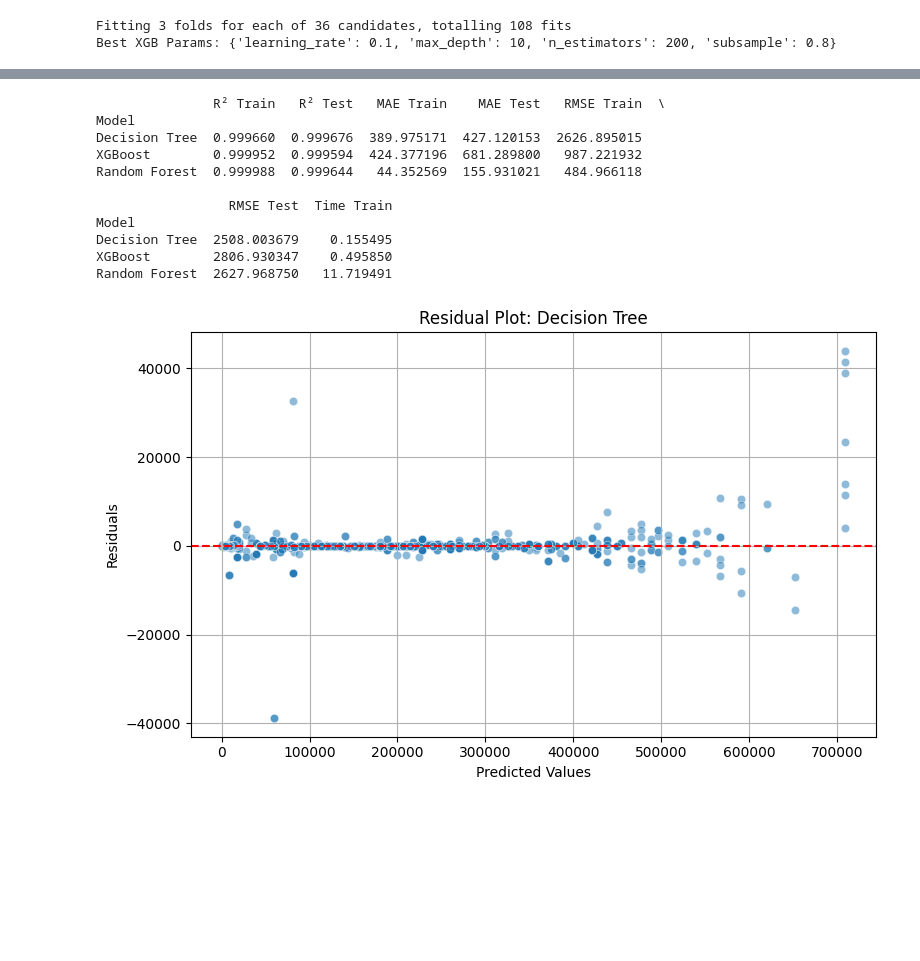
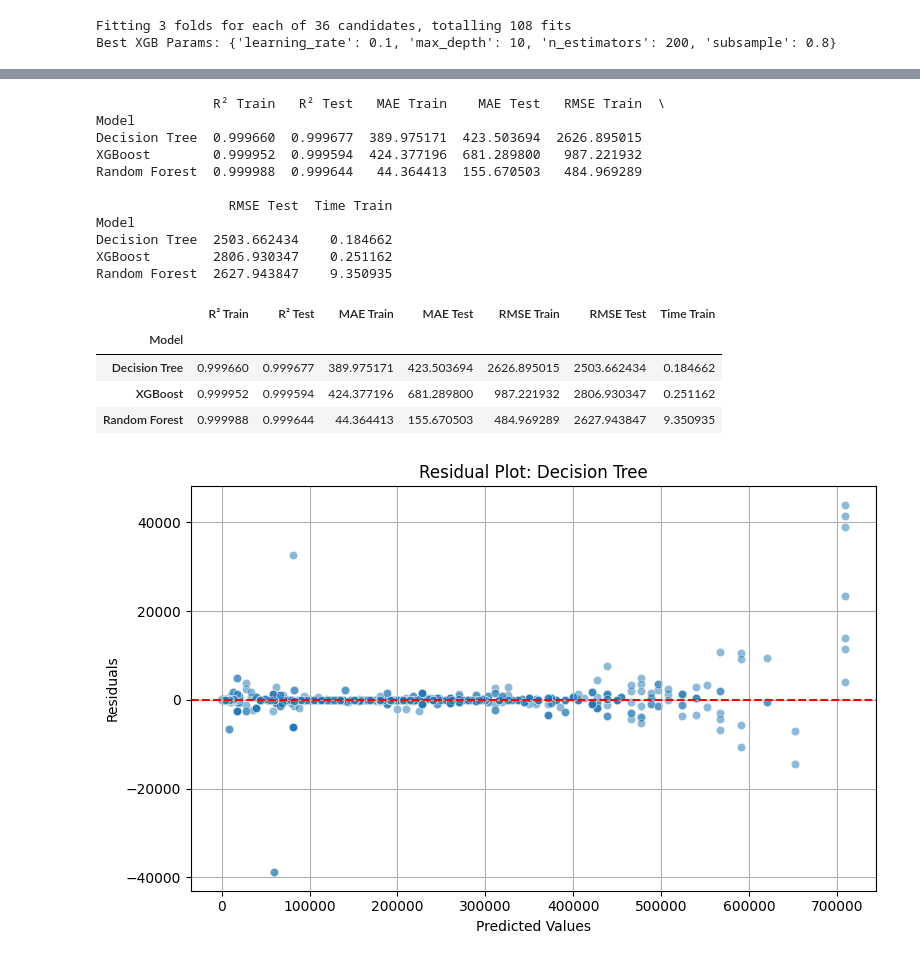
Before and after one commit to youssef-113/BrainWave-Matrix-Solution-intern, a Jupyter notebook: Analysis-DataSet.ipynb, the cells around one changed output, grey strips where cells are left out. Drawn from its saved outputs; the diff is of its cells as text; code cells hidden in the pictures; blank space fills up the shorter version.

```diff
--- a/Analysis-DataSet.ipynb
+++ b/Analysis-DataSet.ipynb
@@ -730,6 +818,8 @@ for col in categorical_columns:
         df_cleaned[col] = le.fit_transform(df_cleaned[col])
 # %%
 df_cleaned['Sales Method'] = df_cleaned['Sales Method'].astype('int64')
+# %%
+df_cleaned.drop(columns=['Month'], inplace=True)
 # %%
 df_cleaned.info()
 # %% [output]
@@ -860,10 +950,14 @@ memory usage: 2.0+ MB
 fill missing values and encode holiday column
 # %%
 df_cleaned['HolidayName'] = df_cleaned['HolidayName'].fillna('No Holiday').astype('category')
-df_cleaned['HolidayCode'] = le.fit_transform(df_cleaned['HolidayName'])
+df_cleaned['Holiday'] = le.fit_transform(df_cleaned['HolidayName'])
 df_cleaned.drop(columns=['HolidayName'], inplace=True)
 # %%
 df_cleaned = df_cleaned.astype({col: 'int64' for col in df_cleaned.select_dtypes(include='integer').columns})
+# %%
+scaler = StandardScaler()
+numerical_cols = ['Price per Unit', 'Units Sold', 'Operating Profit', 'Operating Margin']
+df_cleaned[numerical_cols] = scaler.fit_transform(df_cleaned[numerical_cols])
 # %%
 df_cleaned.info()
 # %% [output]
@@ -956,7 +1090,7 @@ joblib.dump(df_cleaned, 'AdidasPreprocessed.pkl')
 # %% [markdown]
 ## split the data into train and test sets
 # %%
-X_scaled = df_cleaned.drop(columns=['Total Sales','Calculated Sales','Sales Discrepancy','Invoice Date','Month'])
+X_scaled = df_cleaned.drop(columns=['Total Sales','Calculated Sales','Sales Discrepancy','Invoice Date'])
 y_scaled = df_cleaned['Total Sales']
 # %%
 X_train,X_test,y_train,y_test = train_test_split(X_scaled, y_scaled, test_size=0.2, random_state=42)
@@ -1336,15 +1496,23 @@ print(results_df)
 # %% [output]
                R² Train   R² Test   MAE Train    MAE Test   RMSE Train  \
 Model
-Decision Tree  0.999660  0.999676  389.975171  427.120153  2626.895015
+Decision Tree  0.999660  0.999677  389.975171  423.503694  2626.895015
 XGBoost        0.999952  0.999594  424.377196  681.289800   987.221932
-Random Forest  0.999988  0.999644   44.352569  155.931021   484.966118
+Random Forest  0.999988  0.999644   44.364413  155.670503   484.969289
 
                  RMSE Test  Time Train
 Model
-Decision Tree  2508.003679    0.155495
-XGBoost        2806.930347    0.495850
-Random Forest  2627.968750   11.719491
+Decision Tree  2503.662434    0.184662
+XGBoost        2806.930347    0.251162
+Random Forest  2627.943847    9.350935
+# %%
+results_df
+# %% [output]
+|  | R² Train | R² Test | MAE Train | MAE Test | RMSE Train | RMSE Test | Time Train |
+| Model |  |  |  |  |  |  |  |
+| Decision Tree | 0.999660 | 0.999677 | 389.975171 | 423.503694 | 2626.895015 | 2503.662434 | 0.184662 |
+| XGBoost | 0.999952 | 0.999594 | 424.377196 | 681.289800 | 987.221932 | 2806.930347 | 0.251162 |
+| Random Forest | 0.999988 | 0.999644 | 44.364413 | 155.670503 | 484.969289 | 2627.943847 | 9.350935 |
 # %%
 plot_dashboard(y_test, final_pred_test, model_name='Decision Tree')
 plot_dashboard(y_test, y_pred_xb_test, model_name='XGBoost')
```
Also changed, not shown: parts of 31 cells of this notebook, 5 other files.
